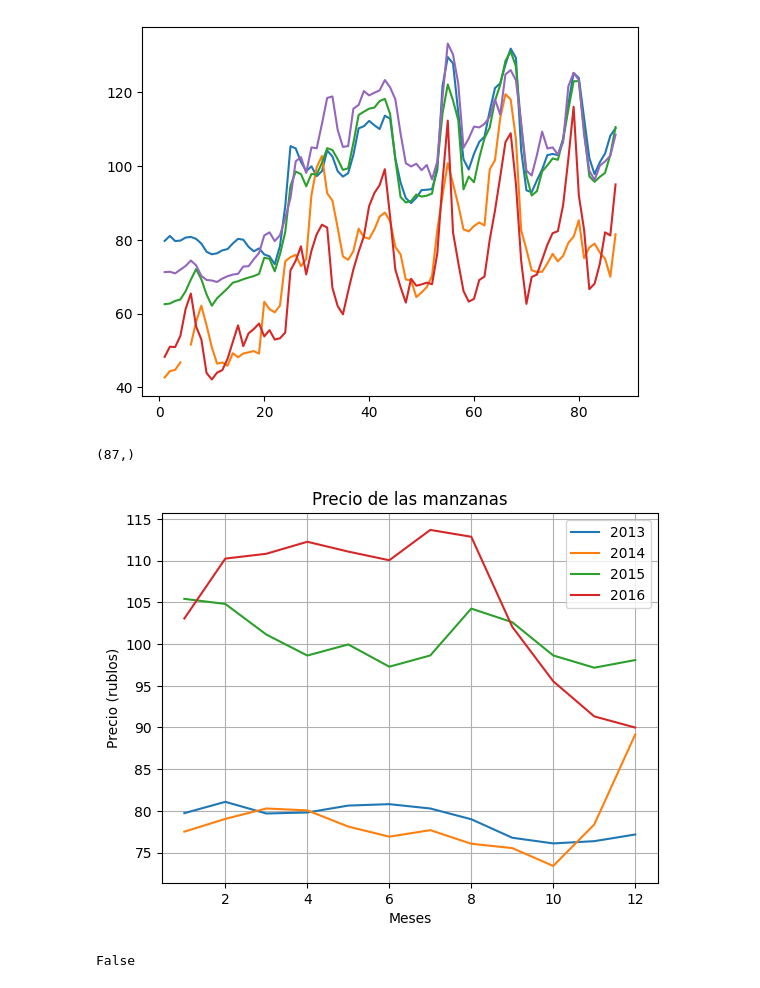
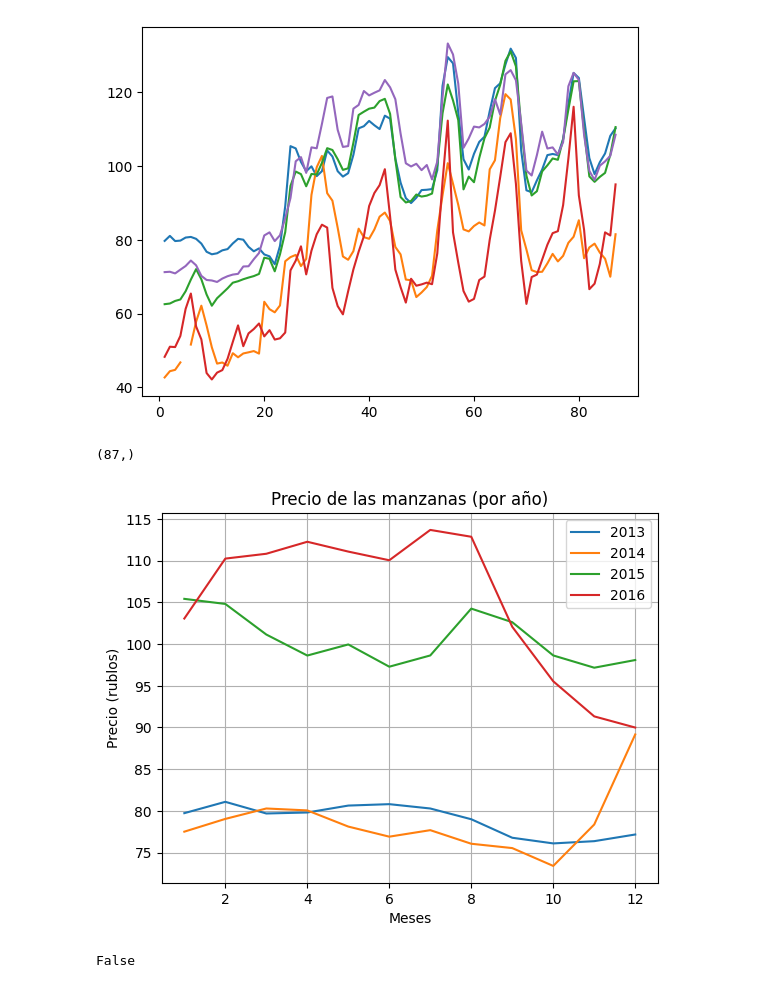
Before and after one commit to DanielRaiicHu/numPy, a Jupyter notebook: numPy.ipynb, the cells around one changed output. Cells and saved outputs as stored; diff of their text form; code cells hidden in the pictures.

```diff
--- a/numPy.ipynb
+++ b/numPy.ipynb
@@ -390,11 +392,10 @@ plt.plot(fechas, precios[:])
  <matplotlib.lines.Line2D at 0x...>,
  <matplotlib.lines.Line2D at 0x...>]
 [figure]
-# %%
-Moscu.shape # muestra las dimensiones
-# resultado es (87,) lo que quiere decir que es array unidimensional (vector)
-# que contiene 87 elementos
-# 87 precios de manzanas registrados en Moscu
-# %% [output]
-(87,)
+# %%
+# .shape muestra las dimensiones del array (filas, columnas)
+# Moscu tiene 87 precios, uno por cada mes
+Moscu.shape
+# %% [output]
+(87,)
 # %%
@@ -406,20 +407,21 @@ moscu_2 = Moscu[12:24] # segundo año
 moscu_3 = Moscu[24:36] # tercer año
 moscu_4 = Moscu[36:48] # cuarto año
 # %%
-# genera un array con los valores correspondientes al periodo del año correspondiente
+# np.arange(1,13,1) genera un array del 1 al 12, que representa los meses del año
+# Se usa como eje X para graficar los precios mensuales de cada año
 plt.plot(np.arange(1,13,1),moscu_1)
 plt.plot(np.arange(1,13,1),moscu_2)
 plt.plot(np.arange(1,13,1),moscu_3)
 plt.plot(np.arange(1,13,1),moscu_4)
-# genera una leyenda correspondiente para cada año
-plt.title("Precio de las manzanas") # Establece el título del gráfico.
+
+plt.title("Precio de las manzanas (por año)") # Establece el título del gráfico.
 plt.xlabel("Meses") # Etiqueta el eje x (horizontal) del gráfico.
-plt.ylabel("Precio (rublos)") #E tiqueta el eje y (vertical) del gráfico.
+plt.ylabel("Precio (rublos)") # Etiqueta el eje y (vertical) del gráfico.
 plt.legend(['2013','2014','2015','2016']) # Muestra la leyenda del gráfico para identificar las series de datos.
 plt.grid() # Muestra una cuadrícula en el gráfico para facilitar la lectura.
 plt.show() # Muestra el gráfico en pantalla.
 # %% [output]
-[figure, old version]
+[figure, new version]
 # %%
 # Verifica si dos arrays son idénticos.
 np.array_equal(moscu_1,moscu_2)
```
Also changed, not shown: parts of 4 cells of this notebook.
